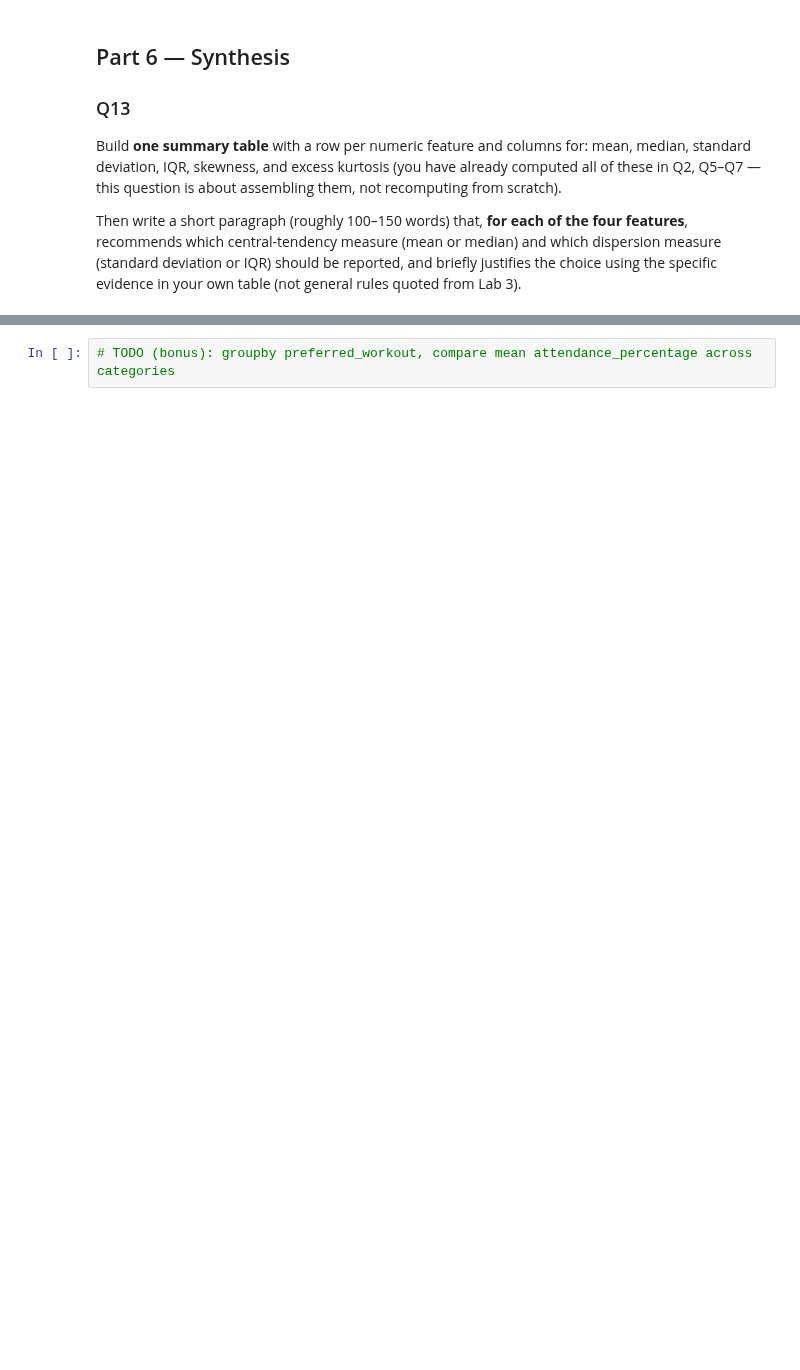
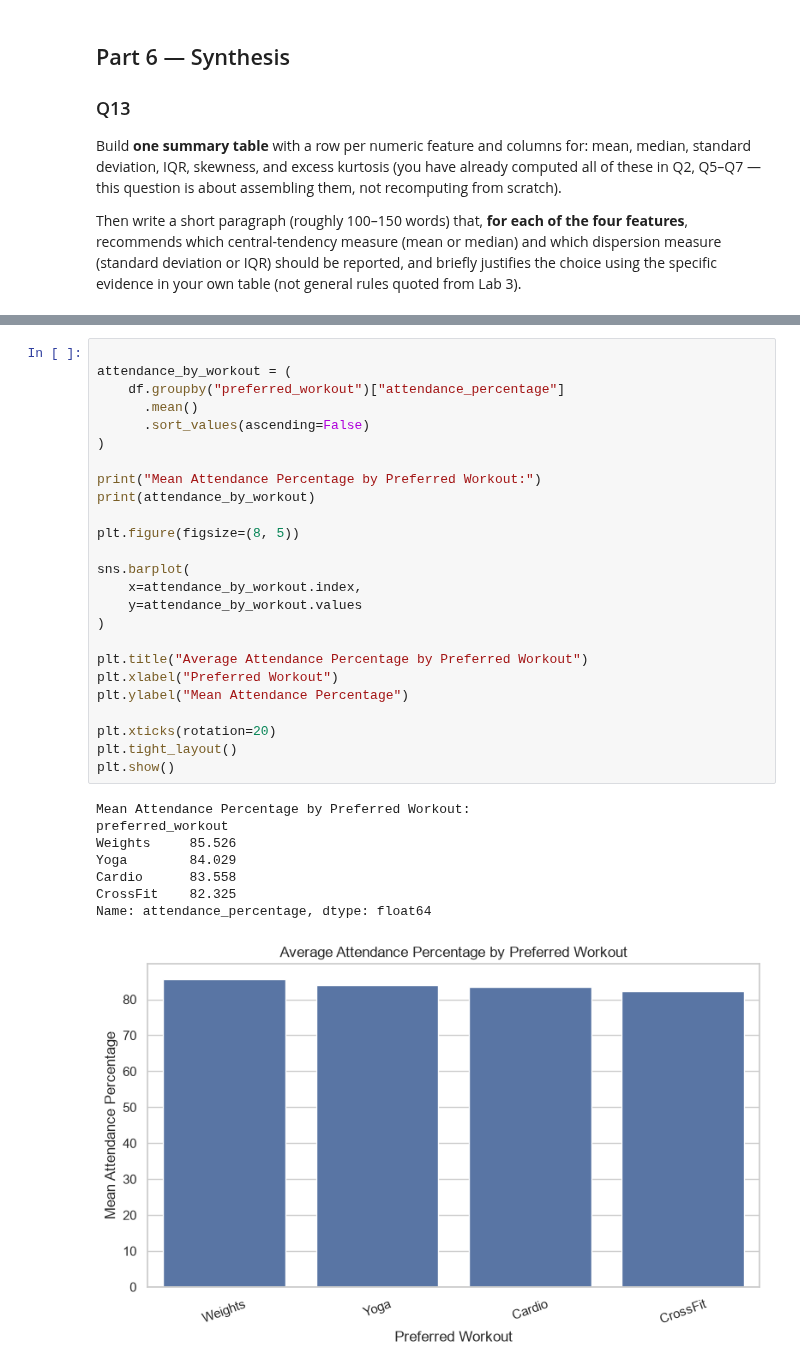
Before and after one commit to Arshia258/DS_Lab, a Jupyter notebook: Lab-3/Lab3_Gym_Membership.ipynb, the cells around one changed output, grey strips where cells are left out. Cells and saved outputs as stored; diff of their text form; blank space fills up the shorter version.

```diff
--- a/Lab-3/Lab3_Gym_Membership.ipynb
+++ b/Lab-3/Lab3_Gym_Membership.ipynb
@@ -249,2 +664,34 @@ no real difference, if that's what you observe).
 # %%
-# TODO (bonus): groupby preferred_workout, compare mean attendance_percentage across categories
+
+attendance_by_workout = (
+    df.groupby("preferred_workout")["attendance_percentage"]
+      .mean()
+      .sort_values(ascending=False)
+)
+
+print("Mean Attendance Percentage by Preferred Workout:")
+print(attendance_by_workout)
+
+plt.figure(figsize=(8, 5))
+
+sns.barplot(
+    x=attendance_by_workout.index,
+    y=attendance_by_workout.values
+)
+
+plt.title("Average Attendance Percentage by Preferred Workout")
+plt.xlabel("Preferred Workout")
+plt.ylabel("Mean Attendance Percentage")
+
+plt.xticks(rotation=20)
+plt.tight_layout()
+plt.show()
+# %% [output]
+Mean Attendance Percentage by Preferred Workout:
+preferred_workout
+Weights     85.526
+Yoga        84.029
+Cardio      83.558
+CrossFit    82.325
+Name: attendance_percentage, dtype: float64
+[figure, added]
```
Also changed, not shown: parts of 21 cells of this notebook.
